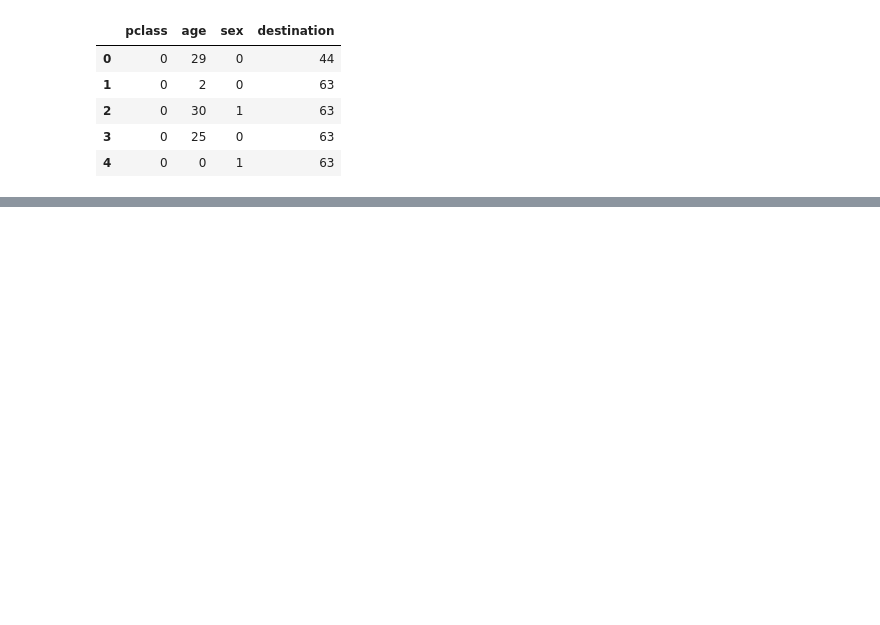
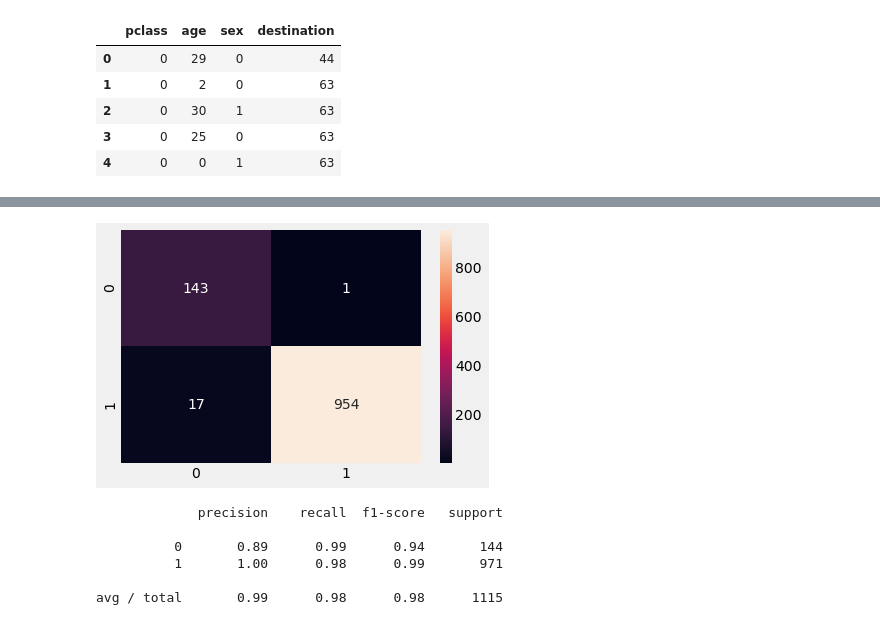
Before and after one commit to ViswanathRavindran/Python-Concepts, a Jupyter notebook: Scikit Learn.ipynb, the cells around one changed output, grey strips where cells are left out. Drawn from its saved outputs; the diff is of its cells as text; code cells hidden in the pictures; blank space fills up the shorter version.

```diff
--- a/Scikit Learn.ipynb
+++ b/Scikit Learn.ipynb
@@ -694,0 +757,5 @@ Parameters: {'n_estimators': 100, 'min_samples_leaf': 3, 'max_features': 4, 'max
+# %%
+random_search = grid_search.RandomizedSearchCV(pipe, param_distributions=params,
+                                   n_iter=n_iter_search, scoring='f1')
+# %%
+random_search.fit(X_train, y_train)
@@ -694,0 +806,7 @@ Parameters: {'n_estimators': 100, 'min_samples_leaf': 3, 'max_features': 4, 'max
+# %%
+best_pipe = pipeline.Pipeline([('vect', feature_extraction.text.CountVectorizer(ngram_range=(1, 1), max_df=1.0, max_features=20000)),
+                               ('tfidf', feature_extraction.text.TfidfTransformer(use_idf=True, norm='l2')),
+                               ("bernoulli", naive_bayes.BernoulliNB(binarize=0.1, alpha=.5, fit_prior=True)),
+                              ])
+# %%
+best_pipe.fit(X_train, y_train)
@@ -694,0 +820,13 @@ Parameters: {'n_estimators': 100, 'min_samples_leaf': 3, 'max_features': 4, 'max
+# %%
+sns.heatmap(metrics.confusion_matrix(best_pipe.predict(X_test), y_test), annot=True,  fmt='');
+# %% [output]
+[figure, added]
+# %%
+print(metrics.classification_report(best_pipe.predict(X_test), y_test))
+# %% [output]
+             precision    recall  f1-score   support
+
+          0       0.89      0.99      0.94       144
+          1       1.00      0.98      0.99       971
+
+avg / total       0.99      0.98      0.98      1115
```
Also changed, not shown: parts of 30 cells of this notebook.
